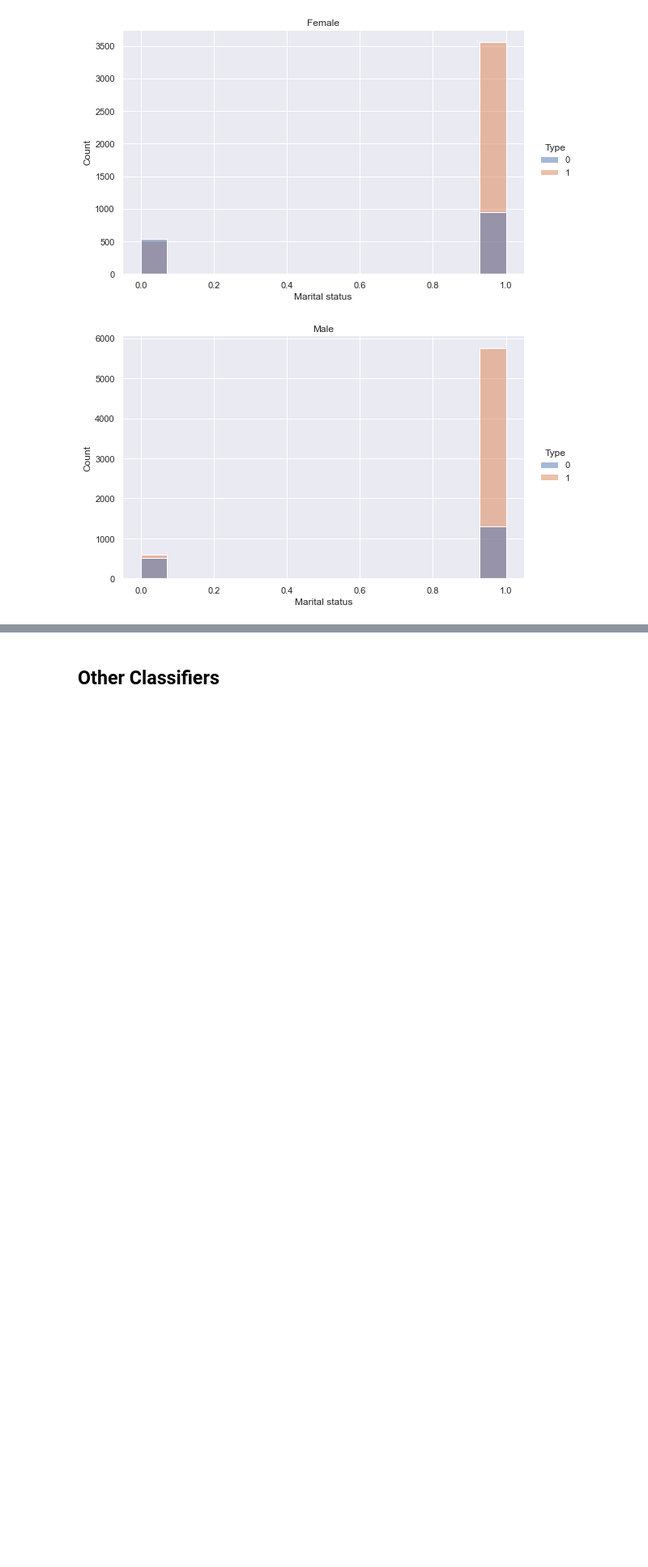
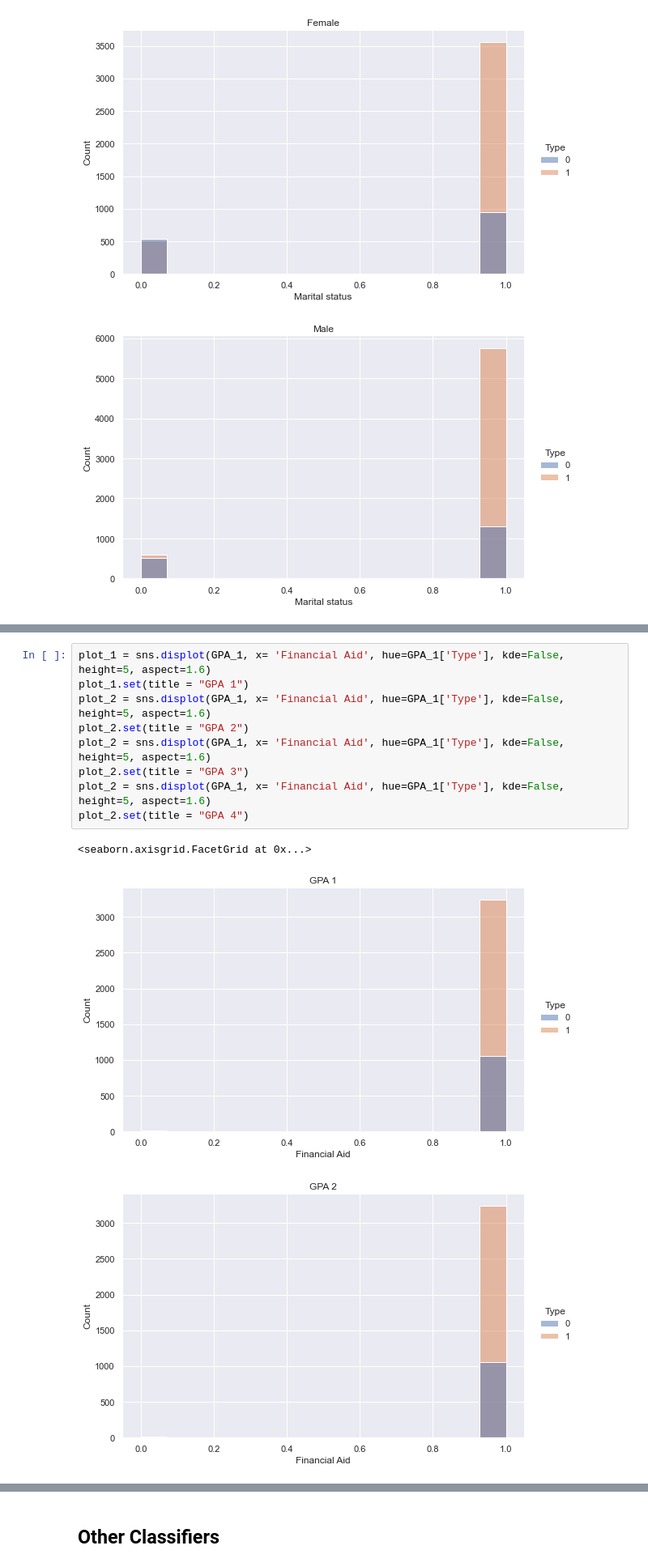
Before and after one commit to mghasemi19/ML_EconEduc, a Jupyter notebook: Type_classification.ipynb, the cells around one changed output, grey strips where cells are left out. Shown at 81% size. Drawn from its saved outputs; the diff is of its cells as text; blank space fills up the shorter version.

```diff
--- a/Type_classification.ipynb
+++ b/Type_classification.ipynb
@@ -1423,0 +1501,13 @@ print(f'Gender_1 / (Gender_0 + Gender_1): {Gender_1.shape[0] / (Gender_0.shape[0
+# %%
+plot_1 = sns.displot(GPA_1, x= 'Financial Aid', hue=GPA_1['Type'], kde=False, height=5, aspect=1.6)
+plot_1.set(title = "GPA 1")
+plot_2 = sns.displot(GPA_1, x= 'Financial Aid', hue=GPA_1['Type'], kde=False, height=5, aspect=1.6)
+plot_2.set(title = "GPA 2")
+plot_2 = sns.displot(GPA_1, x= 'Financial Aid', hue=GPA_1['Type'], kde=False, height=5, aspect=1.6)
+plot_2.set(title = "GPA 3")
+plot_2 = sns.displot(GPA_1, x= 'Financial Aid', hue=GPA_1['Type'], kde=False, height=5, aspect=1.6)
+plot_2.set(title = "GPA 4")
+# %% [output]
+<seaborn.axisgrid.FacetGrid at 0x...>
+[figure, added]
+[figure, added]
```
Also changed, not shown: parts of 19 cells of this notebook.
